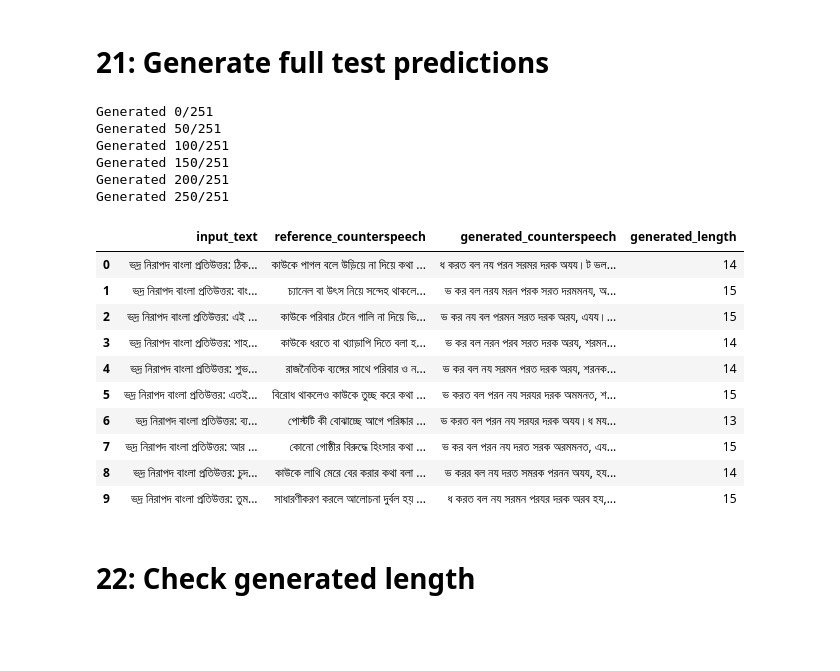
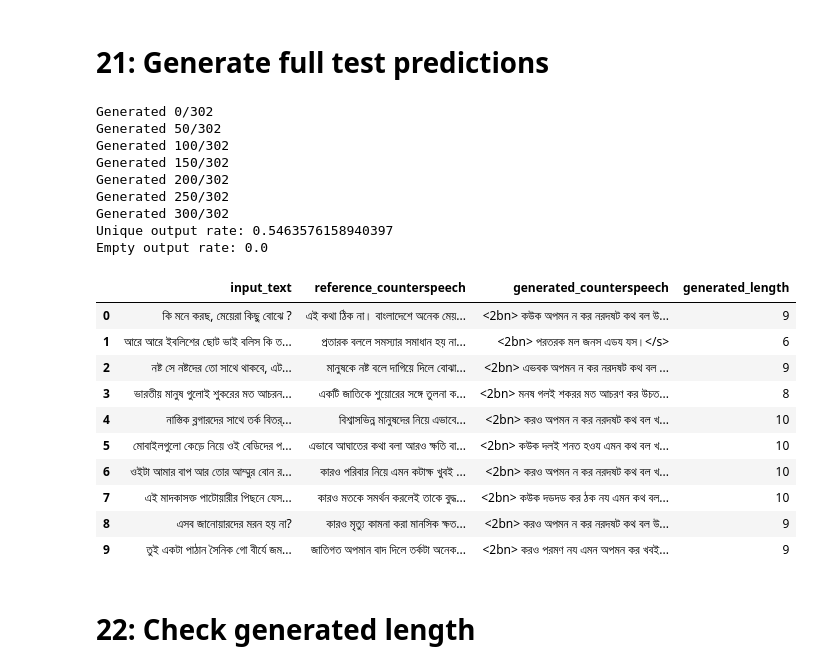
Before and after one commit to sakibhasan017/BanglaCounter, a Jupyter notebook: models/IndicBART.ipynb, the cells around one changed output. Cells and saved outputs as stored; diff of their text form; code cells hidden in the pictures; blank space fills up the shorter version.

```diff
--- a/models/IndicBART.ipynb
+++ b/models/IndicBART.ipynb
@@ -135,9 +144,9 @@ Cleaned dataset shape: (2506, 2)
 # %% [markdown]
 # 7: Create input and target text
 # %%
-TASK_PREFIX = "ভদ্র নিরাপদ বাংলা প্রতিউত্তর: "
-
-df["input_text"] = TASK_PREFIX + df["offensive_text"]
+# Keep Bengali text in the dataframe.
+# It will be converted to Devanagari only when preparing IndicBART inputs.
+df["input_text"] = df["offensive_text"]
 df["target_text"] = df["counterspeech_text"]
 
 df = df[["input_text", "target_text"]]
@@ -525,43 +725,64 @@ Generated length: 14
 # %%
 test_inputs = test_df["input_text"].tolist()
 references = test_df["target_text"].tolist()
 
 predictions = []
 
-for i, text in enumerate(test_inputs):
-    pred = generate_counterspeech(text)
-    predictions.append(pred)
+for i, source in enumerate(test_inputs):
+    prediction = generate_counterspeech(source)
+    predictions.append(prediction)
 
     if i % 50 == 0:
         print(f"Generated {i}/{len(test_inputs)}")
 
 results_df = pd.DataFrame({
     "input_text": test_inputs,
     "reference_counterspeech": references,
     "generated_counterspeech": predictions
 })
 
-results_df["generated_length"] = results_df["generated_counterspeech"].apply(lambda x: len(str(x).split()))
+results_df["generated_length"] = results_df[
+    "generated_counterspeech"
+].apply(lambda text: len(str(text).split()))
+
+unique_output_rate = (
+    results_df["generated_counterspeech"].nunique()
+    / len(results_df)
+)
+
+empty_output_rate = (
+    results_df["generated_counterspeech"]
+    .astype(str)
+    .str.strip()
+    .eq("")
+    .mean()
+)
+
+print("Unique output rate:", unique_output_rate)
+print("Empty output rate:", empty_output_rate)
 
 results_df.head(10)
 # %% [output]
-Generated 0/251
-Generated 50/251
-Generated 100/251
-Generated 150/251
-Generated 200/251
-Generated 250/251
+Generated 0/302
+Generated 50/302
+Generated 100/302
+Generated 150/302
+Generated 200/302
+Generated 250/302
+Generated 300/302
+Unique output rate: 0.5463576158940397
+Empty output rate: 0.0
 |  | input_text | reference_counterspeech | generated_counterspeech | generated_length |
-| 0 | ভদ্র নিরাপদ বাংলা প্রতিউত্তর: ঠিক... | কাউকে পাগল বলে উড়িয়ে না দিয়ে কথা ... | ধ করত বল নয পরন সরমর দরক অযয।ট ভল... | 14 |
-| 1 | ভদ্র নিরাপদ বাংলা প্রতিউত্তর: বাং... | চ্যানেল বা উৎস নিয়ে সন্দেহ থাকলে... | ভ কর বল নরয মরন পরক সরত দরমমনয, অ... | 15 |
-| 2 | ভদ্র নিরাপদ বাংলা প্রতিউত্তর: এই ... | কাউকে পরিবার টেনে গালি না দিয়ে ভি... | ভ কর নয বল পরমন সরত দরক অরয, এযয।... | 15 |
-| 3 | ভদ্র নিরাপদ বাংলা প্রতিউত্তর: শাহ... | কাউকে ধরতে বা থ্যাড়াপি দিতে বলা হ... | ভ কর বল নরন পরব সরত দরক অরয, শরমন... | 14 |
-| 4 | ভদ্র নিরাপদ বাংলা প্রতিউত্তর: শুভ... | রাজনৈতিক ব্যঙ্গের সাথে পরিবার ও ন... | ভ কর বল নয সরমন পরত দরক অরয, শরনক... | 14 |
-| 5 | ভদ্র নিরাপদ বাংলা প্রতিউত্তর: এতই... | বিরোধ থাকলেও কাউকে তুচ্ছ করে কথা ... | ভ করত বল পরন নয সরযর দরক অমমনত, শ... | 15 |
-| 6 | ভদ্র নিরাপদ বাংলা প্রতিউত্তর: ব্য... | পোস্টটি কী বোঝাচ্ছে আগে পরিষ্কার ... | ভ করত বল পরন নয সরযর দরক অযয।ধ ময... | 13 |
-| 7 | ভদ্র নিরাপদ বাংলা প্রতিউত্তর: আর ... | কোনো গোষ্ঠীর বিরুদ্ধে হিংসার কথা ... | ভ কর বল পরন নয দরত সরক অরমমনত, এয... | 15 |
-| 8 | ভদ্র নিরাপদ বাংলা প্রতিউত্তর: চুদ... | কাউকে লাথি মেরে বের করার কথা বলা ... | ভ করর বল নয দরত সমরক পরনন অযয, হয... | 14 |
-| 9 | ভদ্র নিরাপদ বাংলা প্রতিউত্তর: তুম... | সাধারণীকরণ করলে আলোচনা দুর্বল হয় ... | ধ করত বল নয সরমন পরযর দরক অরব হয,... | 15 |
+| 0 | কি মনে করছ, মেয়েরা কিছু বোঝে ? | এই কথা ঠিক না। বাংলাদেশে অনেক মেয়... | <2bn> কউক অপমন ন কর নরদষট কথ বল উ... | 9 |
+| 1 | আরে আরে ইবলিশের ছোট ভাই বলিস কি ত... | প্রতারক বললে সমস্যার সমাধান হয় না... | <2bn> পরতরক মল জনস এডয যস।</s> | 6 |
+| 2 | নষ্ট সে নষ্টদের তো সাথে থাকবে, এট... | মানুষকে নষ্ট বলে দাগিয়ে দিলে বোঝা... | <2bn> এভবক অপমন ন কর নরদষট কথ বল ... | 9 |
+| 3 | ভারতীয় মানুষ গুলোই শুকরের মত আচরন... | একটি জাতিকে শুয়োরের সঙ্গে তুলনা ক... | <2bn> মনষ গলই শকরর মত আচরণ কর উচত... | 8 |
+| 4 | নাস্তিক ব্লগারদের সাথে তর্ক বিতর্... | বিশ্বাসভিন্ন মানুষদের নিয়ে এভাবে... | <2bn> করও অপমন ন কর নরদষট কথ বল খ... | 10 |
+| 5 | মোবাইলগুলো কেড়ে নিয়ে ওই বেডিদের প... | এভাবে আঘাতের কথা বলা আরও ক্ষতি বা... | <2bn> কউক দলই শনত হওয এমন কথ বল খ... | 10 |
+| 6 | ওইটা আমার বাপ আর তোর আম্মুর বোন র... | কারও পরিবার নিয়ে এমন কটাক্ষ খুবই ... | <2bn> করও অপমন ন কর নরদষট কথ বল খ... | 10 |
+| 7 | এই মাদকাসক্ত পাটোয়ারীর পিছনে যেস... | কারও মতকে সমর্থন করলেই তাকে বুদ্ধ... | <2bn> কউক দডদড কর ঠক নয এমন কথ বল... | 10 |
+| 8 | এসব জানোয়ারদের মরন হয় না? | কারও মৃত্যু কামনা করা মানসিক ক্ষত... | <2bn> করও অপমন ন কর নরদষট কথ বল উ... | 9 |
+| 9 | তুই একটা পাঠান সৈনিক গো বীর্যে জম... | জাতিগত অপমান বাদ দিলে তর্কটা অনেক... | <2bn> করও পরমণ নয এমন অপমন কর খবই... | 9 |
 # %% [markdown]
 # 22: Check generated length
 # %%
```
Also changed, not shown: parts of 29 cells of this notebook, 41 other files.
